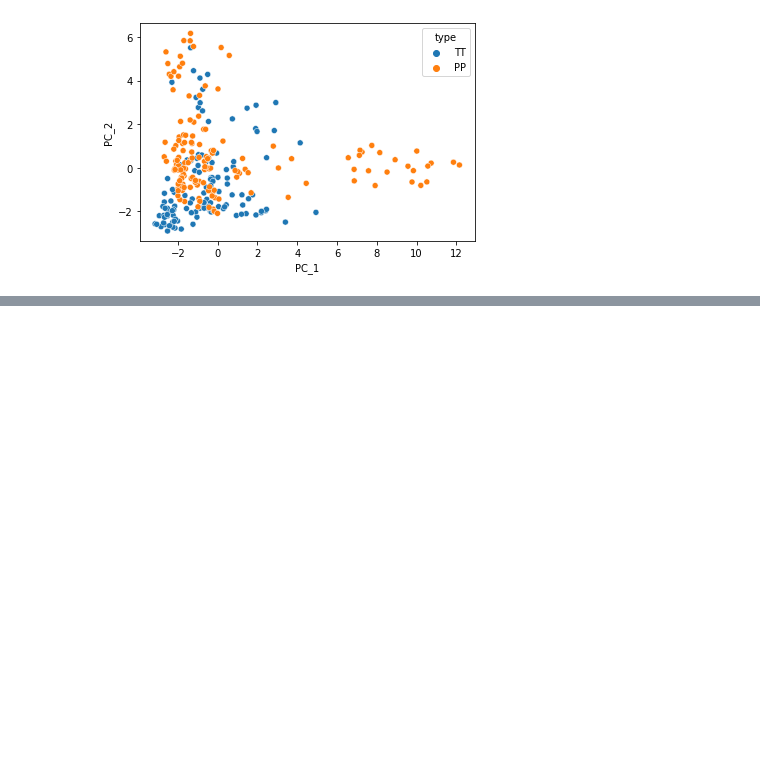
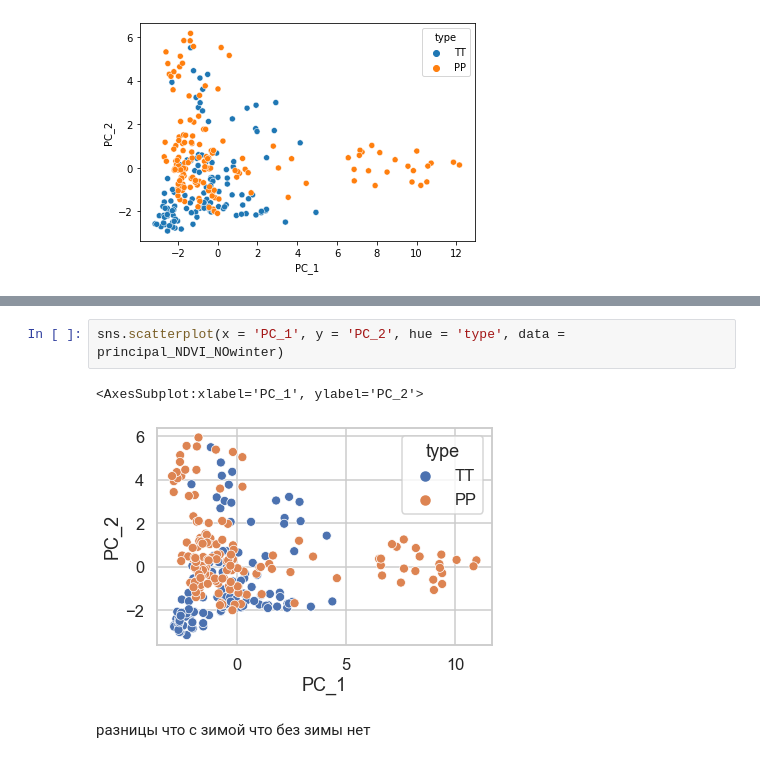
Before and after one commit to hukitoc94/Archangelskoe_NDTI_project, a Jupyter notebook: archangelskoe_K-means.ipynb, the cells around one changed output, grey strips where cells are left out. Drawn from its saved outputs; the diff is of its cells as text; blank space fills up the shorter version.

```diff
--- a/archangelskoe_K-means.ipynb
+++ b/archangelskoe_K-means.ipynb
@@ -182,0 +214,7 @@ median_NDVI[['PC_1', 'PC_2']] = principal_NDVI[['PC_1', 'PC_2']]
+# %%
+sns.scatterplot(x = 'PC_1', y = 'PC_2', hue = 'type', data = principal_NDVI_NOwinter)
+# %% [output]
+<AxesSubplot:xlabel='PC_1', ylabel='PC_2'>
+[figure, added]
+# %% [markdown]
+разницы что с зимой что без зимы нет
```
Also changed, not shown: parts of 39 cells of this notebook.
